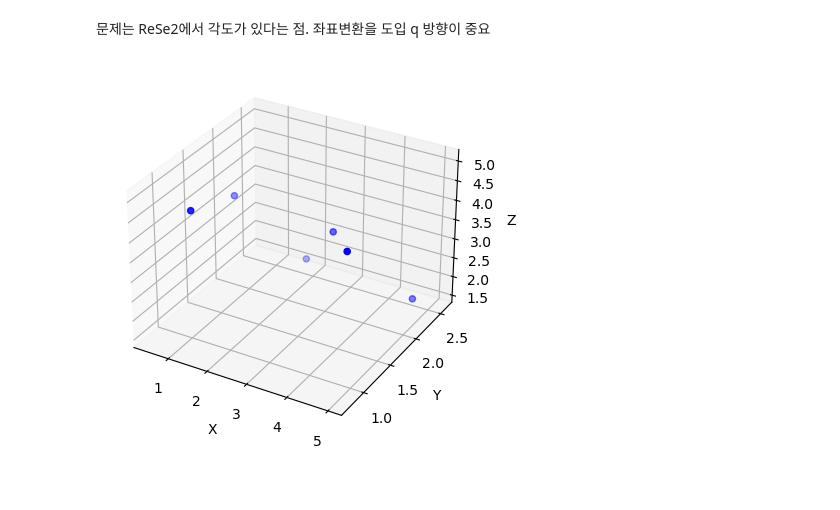
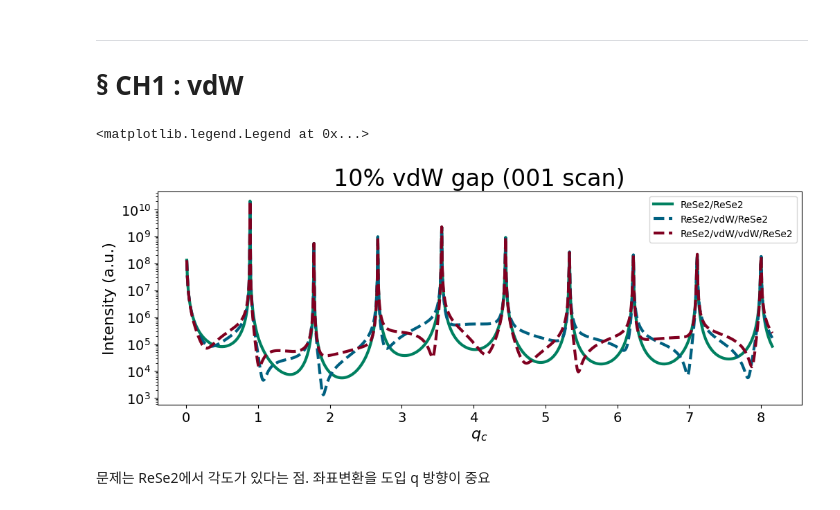
Before and after one commit to SeongSihun/XRD-Analysis, a Jupyter notebook: ReSe2.ipynb, the cells around one changed output. Cells and saved outputs as stored; diff of their text form; code cells hidden in the pictures.

```diff
--- a/ReSe2.ipynb
+++ b/ReSe2.ipynb
@@ -40,30 +162,29 @@ array([[0.42808744, 2.13540017, 3.47543525],
+# %% [markdown]
+---
+# § CH1 : vdW
+# %%
+vdw = vdW(abc = (6.64, 6.77, 7.07/10))
+# vdw = VDW(abc = (6.64, 6.77, 7.07))
+VDW = Film(vdw, (1,1,1))
+# %%
+XRD.Q(0,0,1)
+plt.figure(figsize=(12,4))
+plt.title('10% vdW gap (001 scan)', fontsize=24)
+# plt.plot(XRD.Qx, XRD.I(vdW))
+plt.semilogy(XRD.Qz, XRD.I(ReSe2/ReSe2_BULK(0,0,1)), label='ReSe2/ReSe2', linewidth=3, color='#008060')
+plt.semilogy(XRD.Qz, XRD.I(ReSe2/VDW/ReSe2_BULK(0,0,1)), label='ReSe2/vdW/ReSe2', linewidth=3, color='#006080', linestyle='--')
+plt.semilogy(XRD.Qz, XRD.I(ReSe2/VDW/VDW/ReSe2_BULK(0,0,1)), label='ReSe2/vdW/vdW/ReSe2', linewidth=3, color='#800020', linestyle='--')
+# plt.plot(XRD.Qz, XRD.I(ReSe2/vdW/vdW/vdW/ReSe2(0,0,1)), label='ReSe2/vdW$^3$/ReSe2', linewidth=1, color='#800020')
+# plt.plot(XRD.Qz, XRD.I(ReSe2/vdW/vdW/vdW/vdW/ReSe2(0,0,1)), label='ReSe2/vdW$^4$/ReSe2', linewidth=1, color='#000000')
+plt.xlabel('$q_c$', fontsize=16)
+plt.ylabel('Intensity (a.u.)', fontsize=16)
+plt.xticks(fontsize=14)
+plt.yticks(fontsize=14)
+plt.legend()
+# %% [output]
+<matplotlib.legend.Legend at 0x...>
+[figure, added]
 # %% [markdown]
 문제는 ReSe2에서 각도가 있다는 점.
 좌표변환을 도입
 q 방향이 중요
-# %%
-# 원자의 xyz 좌표를 예로 들어 정의합니다.
-atoms = rese2.RJ
-
-# Unit cell 정의 (육면체)
-cell = np.array([
-    [0, 0, 0], [1, 0, 0], [1, 1, 0], [0, 1, 0], # 아래 면
-    [0, 0, 1], [1, 0, 1], [1, 1, 1], [0, 1, 1], # 위 면
-])
-
-# 3D 플롯 설정
-fig = plt.figure()
-ax = fig.add_subplot(111, projection='3d')
-
-# 원자들을 scatter plot으로 그립니다.
-ax.scatter(atoms[:, 0], atoms[:, 1], atoms[:, 2], c='b', marker='o')
-
-# 축 레이블 설정
-ax.set_xlabel('X')
-ax.set_ylabel('Y')
-ax.set_zlabel('Z')
-
-# 3D 플롯 표시
-plt.show()
-# %% [output]
-[figure, removed]
```
Also changed, not shown: parts of 15 cells of this notebook, 8 other files.
